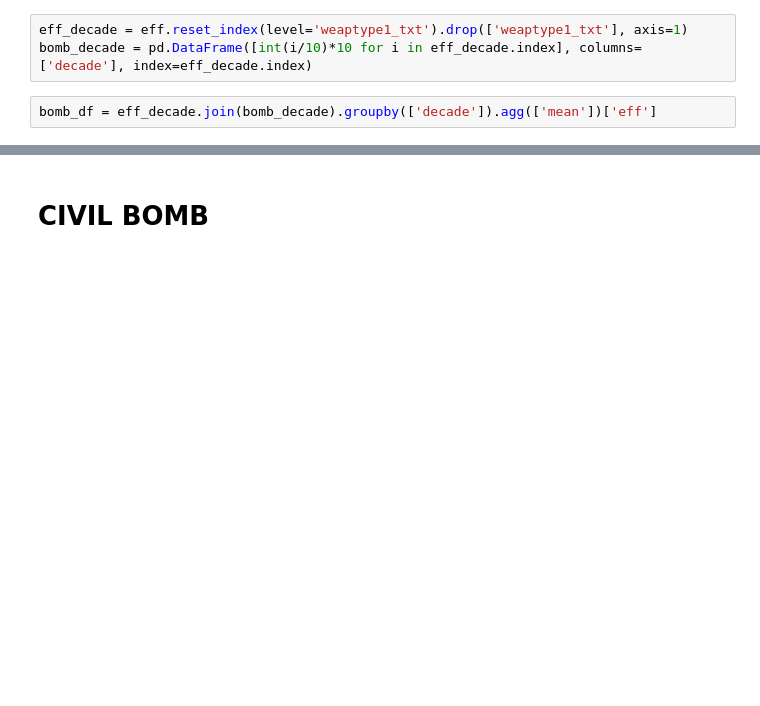
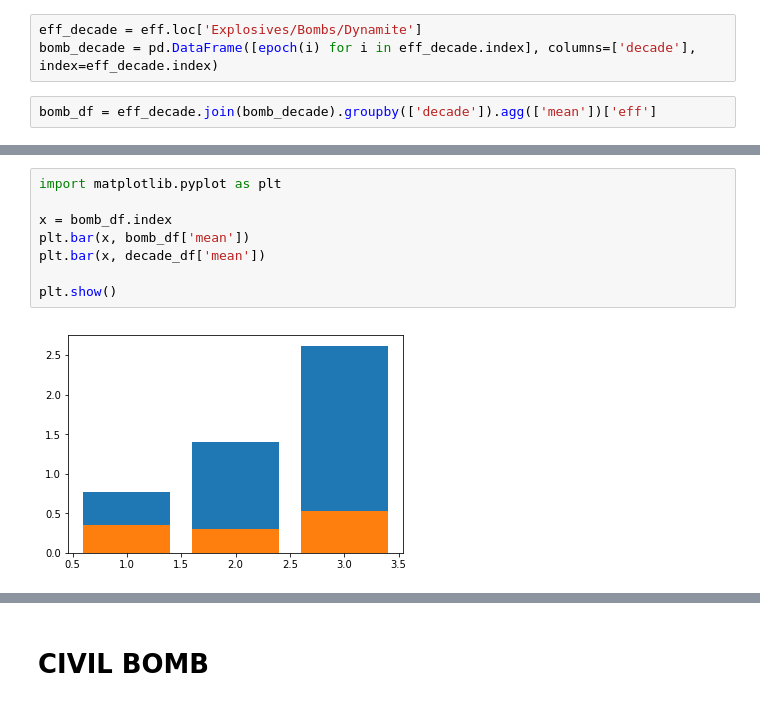
Before and after one commit to DatavizENSAE2018/DatavizENSAE2018.github.io, a Jupyter notebook: terrorism.ipynb, the cells around one changed output, grey strips where cells are left out. Cells and saved outputs as stored; diff of their text form; blank space fills up the shorter version.

Commit message:
bomb on civil

```diff
--- a/terrorism.ipynb
+++ b/terrorism.ipynb
@@ -97,5 +105,5 @@ with open('/Users/Nicolas/Desktop/bombvsfireamrm.json', 'w') as outfile:
 # %%
-eff_decade = eff.reset_index(level='weaptype1_txt').drop(['weaptype1_txt'], axis=1)
-bomb_decade = pd.DataFrame([int(i/10)*10 for i in eff_decade.index], columns=['decade'], index=eff_decade.index)
+eff_decade = eff.loc['Explosives/Bombs/Dynamite']
+bomb_decade = pd.DataFrame([epoch(i) for i in eff_decade.index], columns=['decade'], index=eff_decade.index)
 # %%
 bomb_df = eff_decade.join(bomb_decade).groupby(['decade']).agg(['mean'])['eff']
@@ -106,0 +118,10 @@ plt.plot(bomb_df)
+# %%
+import matplotlib.pyplot as plt
+
+x = bomb_df.index
+plt.bar(x, bomb_df['mean'])
+plt.bar(x, decade_df['mean'])
+
+plt.show()
+# %% [output]
+[figure, added]
```
Also changed, not shown: parts of 10 cells of this notebook, 3 other files.
